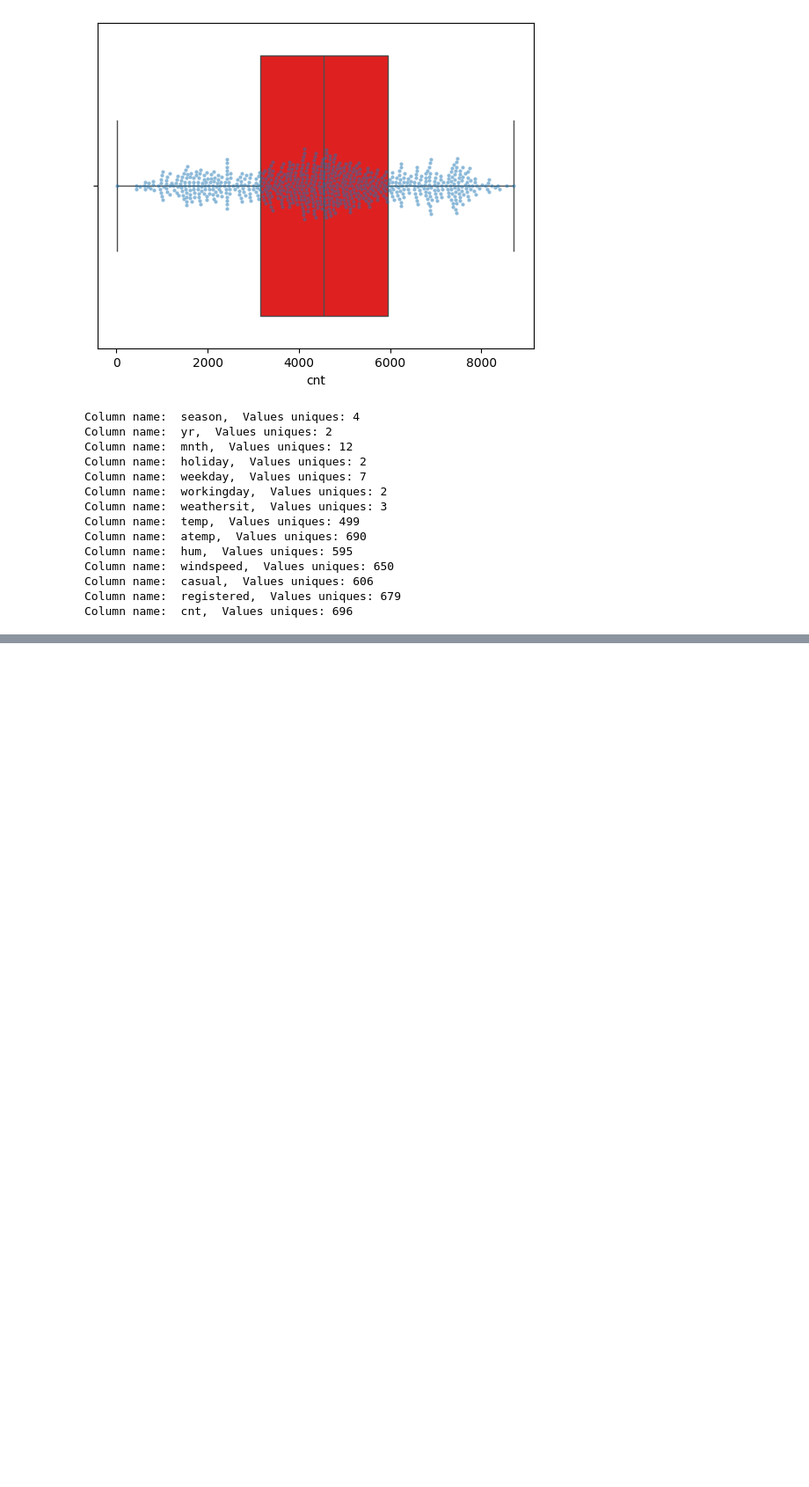
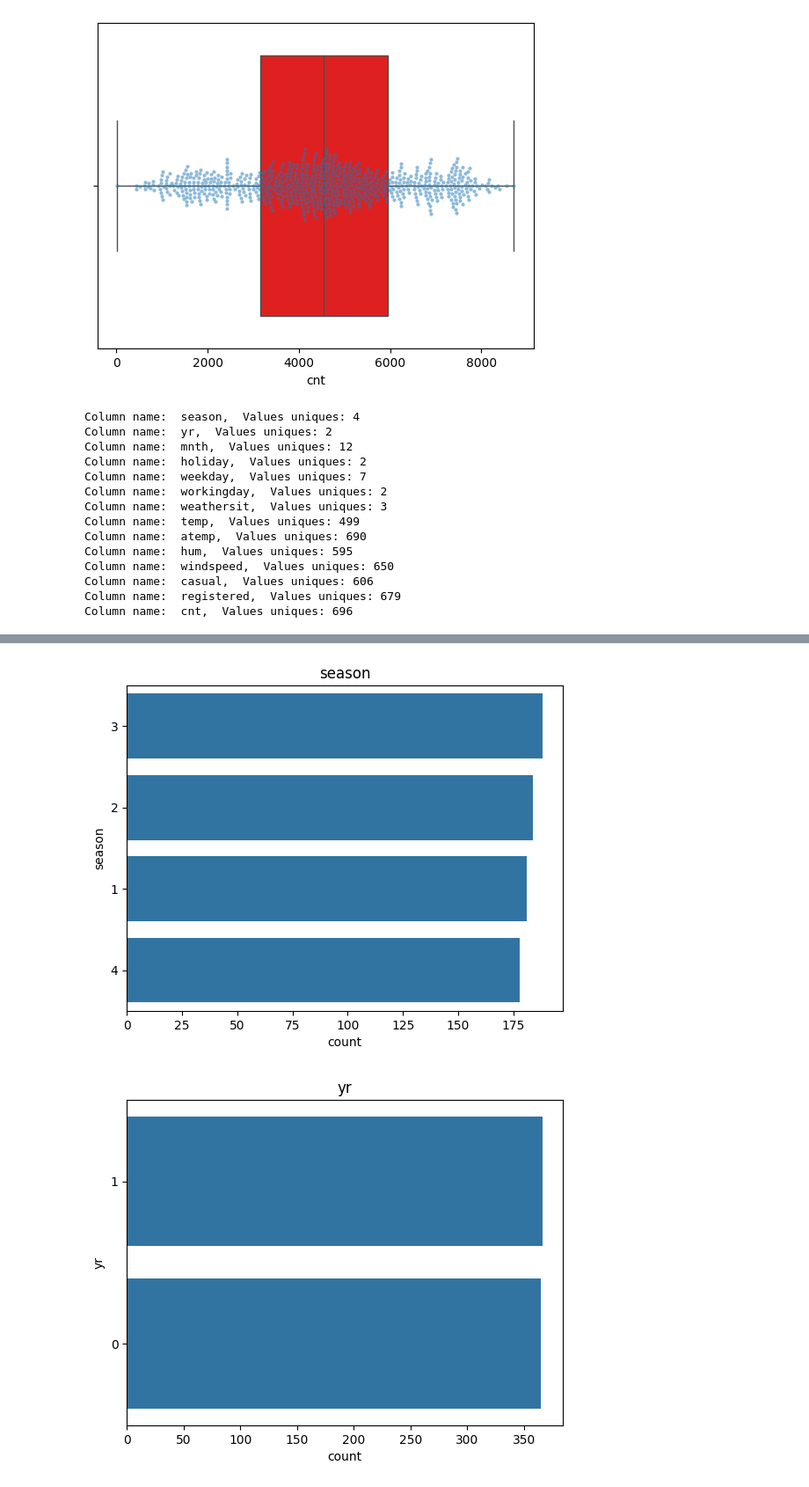
Before and after one commit to Alsanad-Opium/deep-learning-pytorch, a Jupyter notebook: MLandDL/ML/Machine Learning/Algorithms/EnsembleLearning/XGBoosting/Regression/notebook.ipynb, the cells around one changed output, grey strips where cells are left out. Shown at 88% size. Cells and saved outputs as stored; diff of their text form; code cells hidden in the pictures; blank space fills up the shorter version.

```diff
--- a/MLandDL/ML/Machine Learning/Algorithms/EnsembleLearning/XGBoosting/Regression/notebook.ipynb
+++ b/MLandDL/ML/Machine Learning/Algorithms/EnsembleLearning/XGBoosting/Regression/notebook.ipynb
@@ -117,0 +141,10 @@ num_col  = ['temp', 'atemp', 'hum', 'windspeed', 'casual', 'registered', 'cnt']
+# %%
+# Categorical variables
+
+for col in cat_col:
+    sns.countplot(y = df[col], order = df[col].value_counts().index)
+    plt.title(col)
+    plt.show()
+# %% [output]
+[figure, added]
+[figure, added]
```
Also changed, not shown: parts of 3 cells of this notebook.
